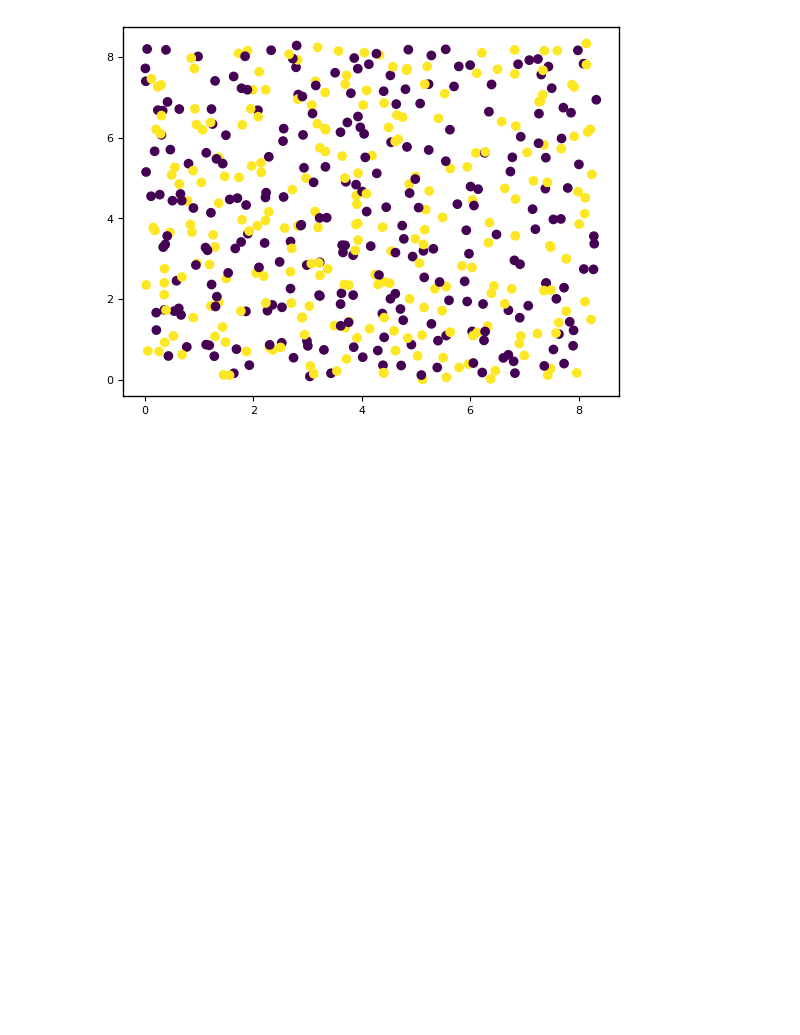
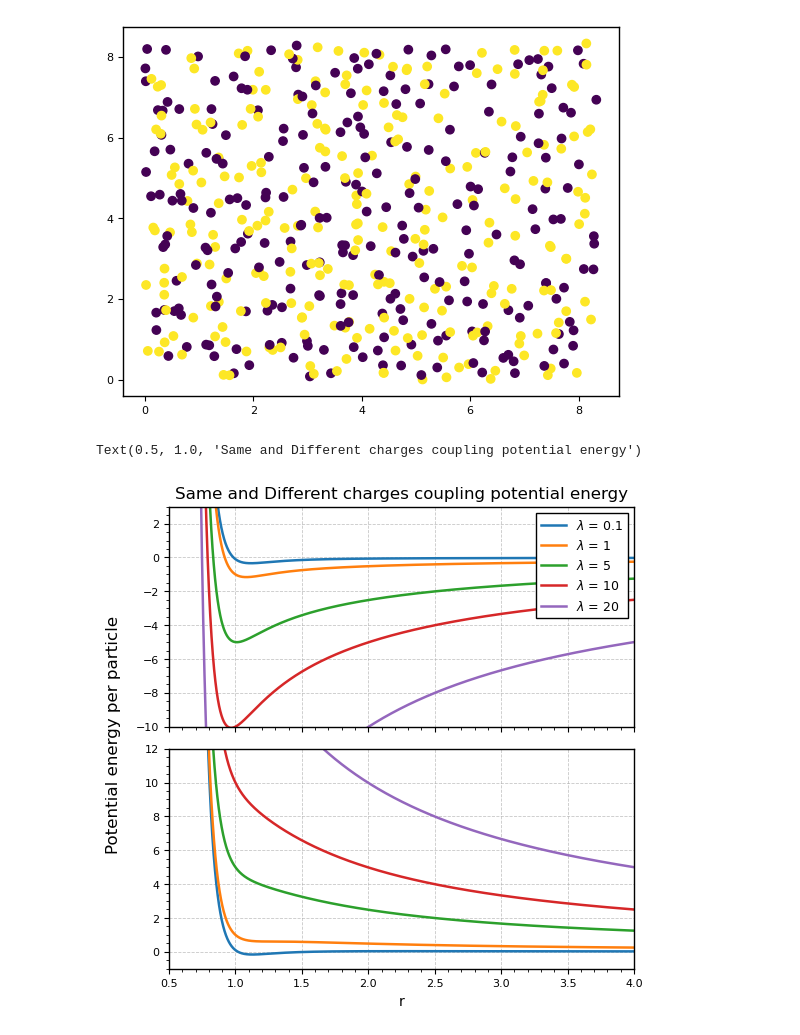
Before and after one commit to Sparisi01/montecarlo_particles_simulation, a Jupyter notebook: output/saves/Coulomb_LJ_coupling/data_analysis_LJ_Coulomb.ipynb, the cells around one changed output. Cells and saved outputs as stored; diff of their text form; code cells hidden in the pictures; blank space fills up the shorter version.

```diff
--- a/output/saves/Coulomb_LJ_coupling/data_analysis_LJ_Coulomb.ipynb
+++ b/output/saves/Coulomb_LJ_coupling/data_analysis_LJ_Coulomb.ipynb
@@ -243,3 +242,43 @@ plt.scatter(data[:,0], data[:,1],c=data[:,3])
 plt.show()
 # %% [output]
 [figure]
+# %%
+
+x = np.linspace(0.1,4,10000)
+
+fig, axes = plt.subplots(2, 1, figsize=(6, 6))
+fig.subplots_adjust(hspace=0.1)
+
+for l in lamb[1:-1]:
+    y_1 = pot_neg(x,l)
+    axes[0].plot(x,y_1,label=fr"$\lambda$ = {l}")
+
+axes[0].legend()
+axes[0].set_ylim([-10,3])
+axes[0].set_xlim([0.5,4])
+axes[0].tick_params(axis='x', labelbottom=False)
+axes[0].legend(loc='upper right')
+
+for l in lamb[1:-1]:
+    y_2 = pot_pos(x,l)
+    axes[1].plot(x,y_2)
+
+axes[1].set_ylim([-1,12])
+axes[1].set_xlim([0.5,4])
+
+axes[1].grid()
+axes[0].grid()
+
+fig.supylabel(r"Potential energy per particle") # ylabel in common
+
+axes[1].set_xlabel("r")
+
+axes[0].xaxis.minorticks_on()
+axes[0].yaxis.minorticks_on()
+
+axes[1].xaxis.minorticks_on()
+axes[1].yaxis.minorticks_on()
+axes[0].set_title("Same and Different charges coupling potential energy")
+# %% [output]
+Text(0.5, 1.0, 'Same and Different charges coupling potential energy')
+[figure, added]
```
Also changed, not shown: parts of 2 cells of this notebook, 12 other files.
